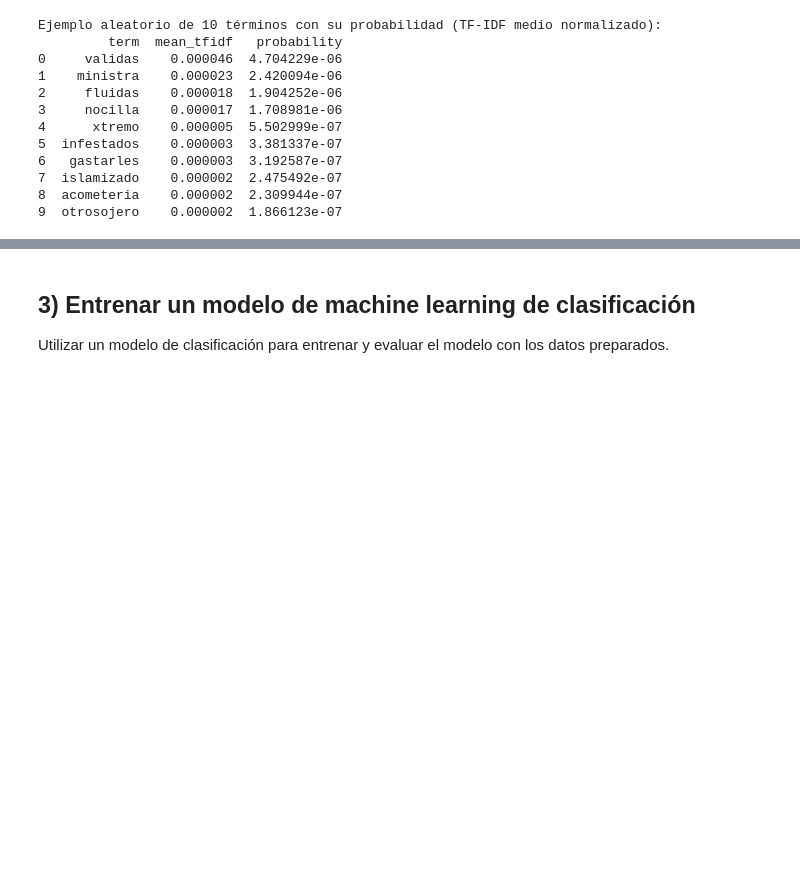
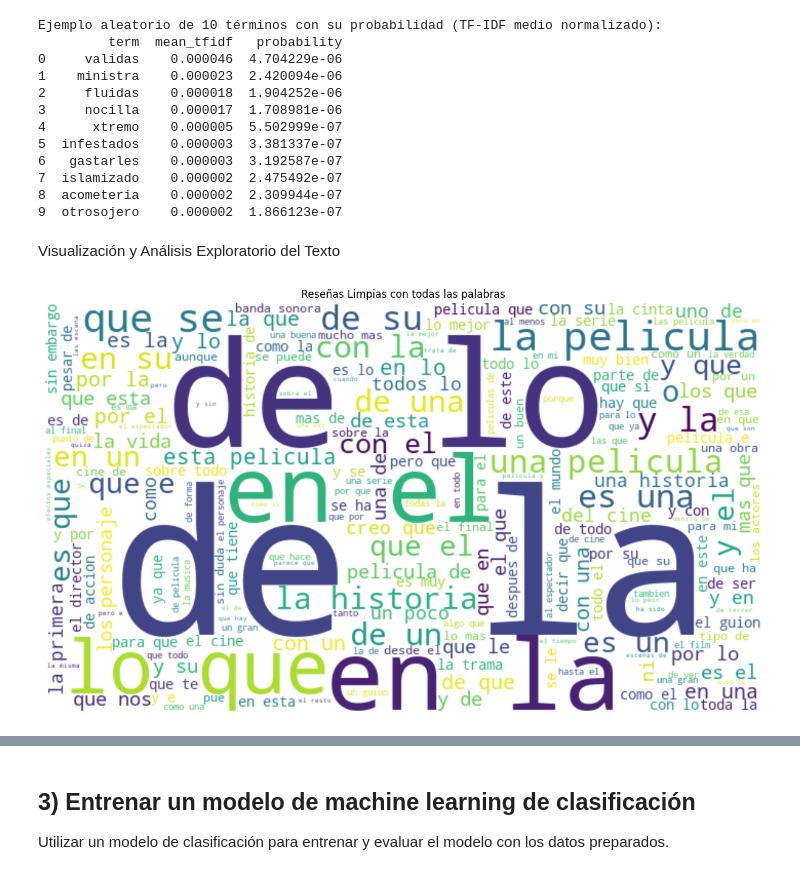
Before and after one commit to tealtourmaline/NLP-Final, a Jupyter notebook: notebooks/NLP-trabajo-final.ipynb, the cells around one changed output, grey strips where cells are left out. Saved outputs shown, nothing was run; the diff lists cells and outputs as text; code cells hidden in the pictures; blank space fills up the shorter version.

Commit message:
Visualización y Análisis Exploratorio del Texto

```diff
--- a/notebooks/NLP-trabajo-final.ipynb
+++ b/notebooks/NLP-trabajo-final.ipynb
@@ -390,3 +430,5 @@ Ejemplo aleatorio de 10 términos con su probabilidad (TF-IDF medio normalizado)
 7  islamizado    0.000002  2.475492e-07
 8  acometeria    0.000002  2.309944e-07
 9  otrosojero    0.000002  1.866123e-07
+# %% [markdown]
+Visualización y Análisis Exploratorio del Texto
@@ -392,0 +438,12 @@ Ejemplo aleatorio de 10 términos con su probabilidad (TF-IDF medio normalizado)
+# %%
+# Generar nube de palabras con las reseñas limpias
+text = " ".join(review for review in X_train)
+wordcloud = WordCloud(background_color="white", width=700, height=400).generate(text)
+
+plt.figure(figsize=(15, 10))
+plt.imshow(wordcloud, interpolation="bilinear")
+plt.axis("off")
+plt.title("Reseñas Limpias con todas las palabras")
+plt.show()
+# %% [output]
+[figure, added]
```
Also changed, not shown: parts of 21 cells of this notebook, 1 other file.
